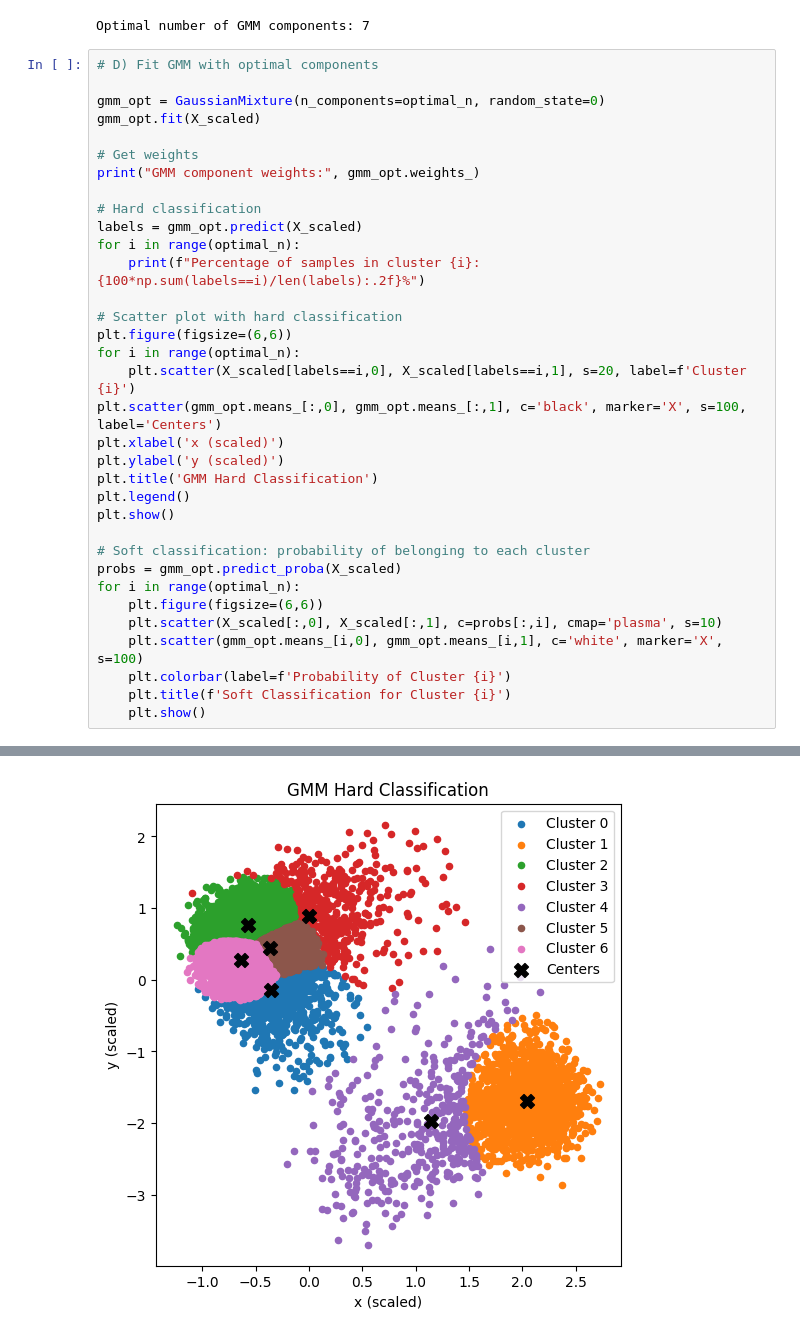
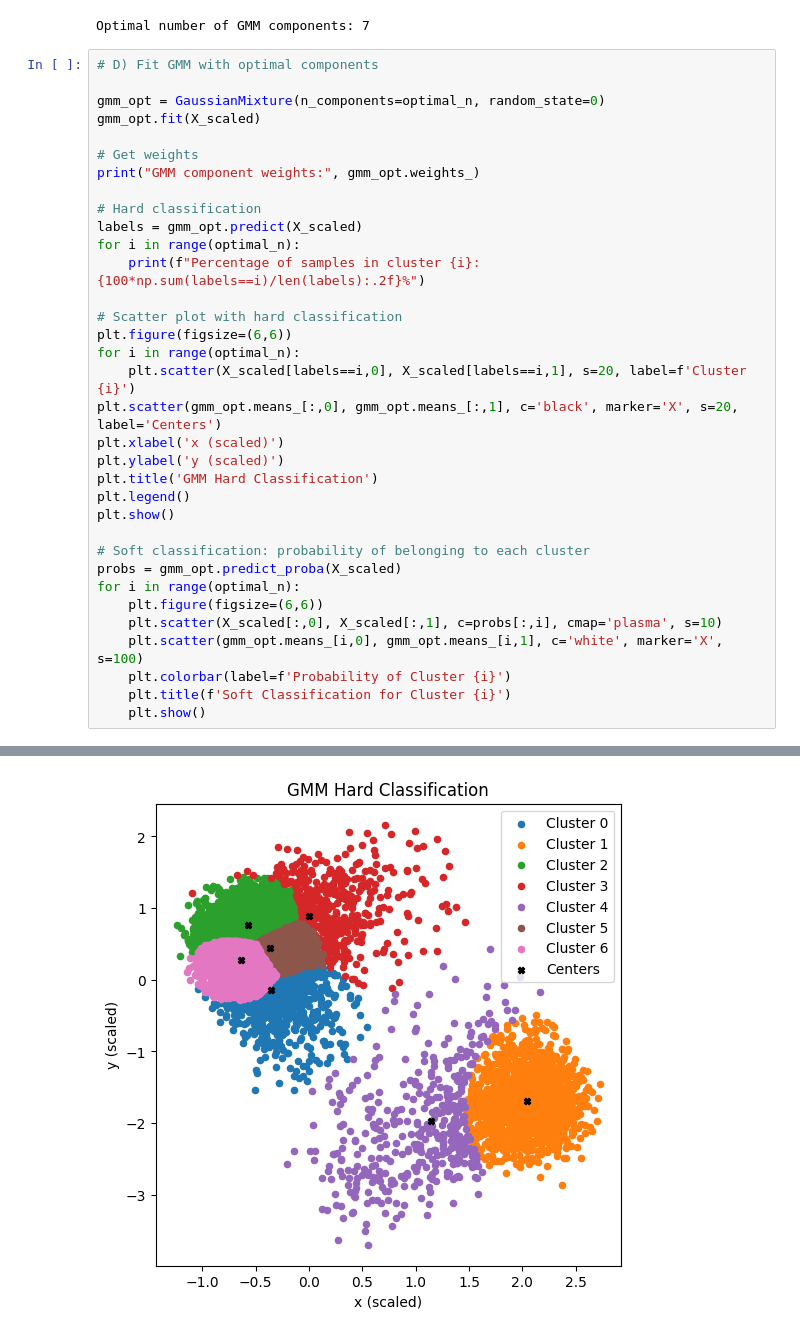
Before and after one commit to Teresa-Shah/5610_Assignments, a Jupyter notebook: Final_Assignment_2.ipynb, the cells around one changed output, grey strips where cells are left out. Saved outputs shown, nothing was run; the diff lists cells and outputs as text.

```diff
--- a/Final_Assignment_2.ipynb
+++ b/Final_Assignment_2.ipynb
@@ -622,35 +705,35 @@ for i in range(optimal_n):
 
 # Scatter plot with hard classification
 plt.figure(figsize=(6,6))
 for i in range(optimal_n):
     plt.scatter(X_scaled[labels==i,0], X_scaled[labels==i,1], s=20, label=f'Cluster {i}')
-plt.scatter(gmm_opt.means_[:,0], gmm_opt.means_[:,1], c='black', marker='X', s=100, label='Centers')
+plt.scatter(gmm_opt.means_[:,0], gmm_opt.means_[:,1], c='black', marker='X', s=20, label='Centers')
 plt.xlabel('x (scaled)')
 plt.ylabel('y (scaled)')
 plt.title('GMM Hard Classification')
 plt.legend()
 plt.show()
 
 # Soft classification: probability of belonging to each cluster
 probs = gmm_opt.predict_proba(X_scaled)
 for i in range(optimal_n):
     plt.figure(figsize=(6,6))
     plt.scatter(X_scaled[:,0], X_scaled[:,1], c=probs[:,i], cmap='plasma', s=10)
     plt.scatter(gmm_opt.means_[i,0], gmm_opt.means_[i,1], c='white', marker='X', s=100)
     plt.colorbar(label=f'Probability of Cluster {i}')
     plt.title(f'Soft Classification for Cluster {i}')
     plt.show()
 # %% [output]
 GMM component weights: [0.10200786 0.15802171 0.24873698 0.06909767 0.04841584 0.1378898
  0.23583014]
 Percentage of samples in cluster 0: 7.64%
 Percentage of samples in cluster 1: 16.31%
 Percentage of samples in cluster 2: 28.33%
 Percentage of samples in cluster 3: 4.57%
 Percentage of samples in cluster 4: 4.30%
 Percentage of samples in cluster 5: 11.57%
 Percentage of samples in cluster 6: 27.29%
-[figure, old version]
+[figure, new version]
 [figure]
 [figure]
 [figure]
```
Also changed, not shown: parts of 6 cells of this notebook.
